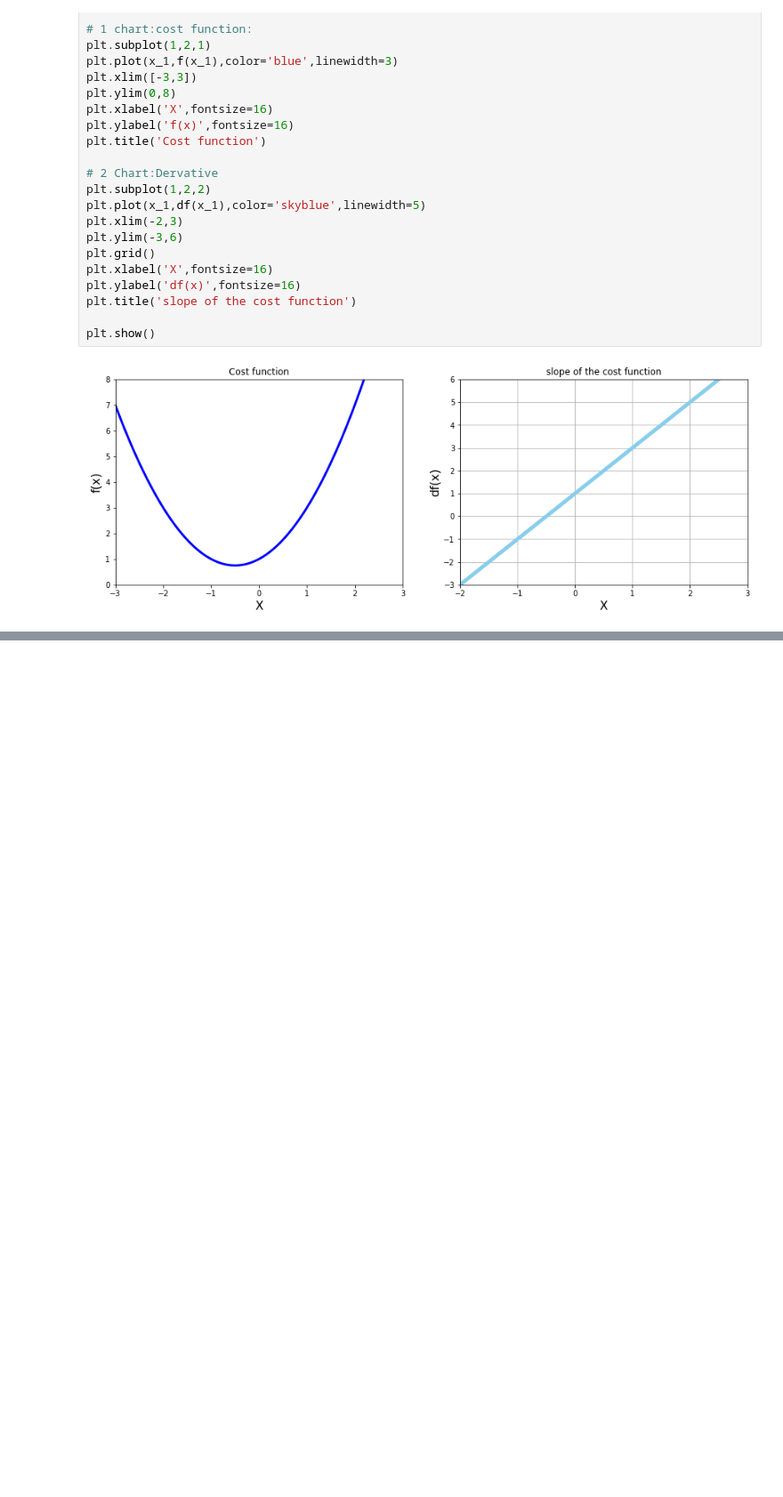
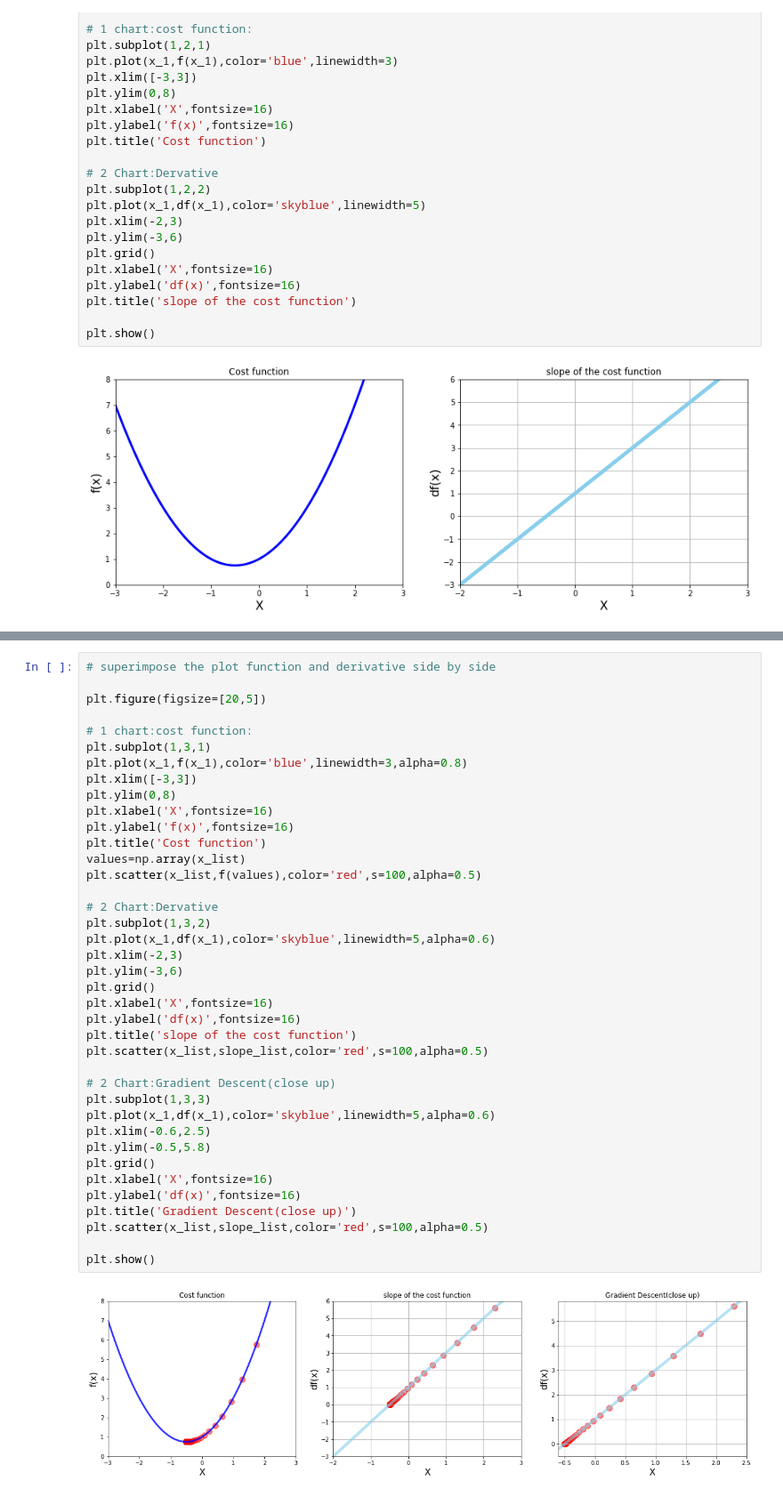
Before and after one commit to siamislam1603/Machine-Learning, a Jupyter notebook: Gradient_Descent.ipynb, the cells around one changed output, grey strips where cells are left out. Shown at 89% size. Saved outputs shown, nothing was run; the diff lists cells and outputs as text; blank space fills up the shorter version.

Commit message:
Loops and the Gradient Descent Algorithm

```diff
--- a/Gradient_Descent.ipynb
+++ b/Gradient_Descent.ipynb
@@ -79,0 +107,41 @@ plt.show()
+# %%
+# superimpose the plot function and derivative side by side
+
+plt.figure(figsize=[20,5])
+
+# 1 chart:cost function:
+plt.subplot(1,3,1)
+plt.plot(x_1,f(x_1),color='blue',linewidth=3,alpha=0.8)
+plt.xlim([-3,3])
+plt.ylim(0,8)
+plt.xlabel('X',fontsize=16)
+plt.ylabel('f(x)',fontsize=16)
+plt.title('Cost function')
+values=np.array(x_list)
+plt.scatter(x_list,f(values),color='red',s=100,alpha=0.5)
+
+# 2 Chart:Dervative
+plt.subplot(1,3,2)
+plt.plot(x_1,df(x_1),color='skyblue',linewidth=5,alpha=0.6)
+plt.xlim(-2,3)
+plt.ylim(-3,6)
+plt.grid()
+plt.xlabel('X',fontsize=16)
+plt.ylabel('df(x)',fontsize=16)
+plt.title('slope of the cost function')
+plt.scatter(x_list,slope_list,color='red',s=100,alpha=0.5)
+
+# 2 Chart:Gradient Descent(close up)
+plt.subplot(1,3,3)
+plt.plot(x_1,df(x_1),color='skyblue',linewidth=5,alpha=0.6)
+plt.xlim(-0.6,2.5)
+plt.ylim(-0.5,5.8)
+plt.grid()
+plt.xlabel('X',fontsize=16)
+plt.ylabel('df(x)',fontsize=16)
+plt.title('Gradient Descent(close up)')
+plt.scatter(x_list,slope_list,color='red',s=100,alpha=0.5)
+
+plt.show()
+# %% [output]
+[figure, added]
```
Also changed, not shown: parts of 1 cell of this notebook.
